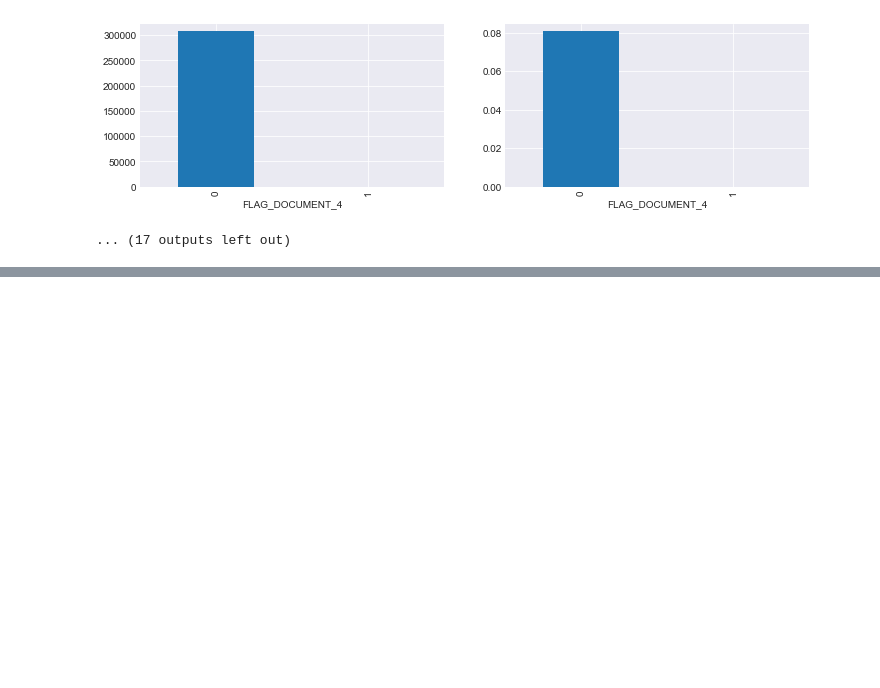
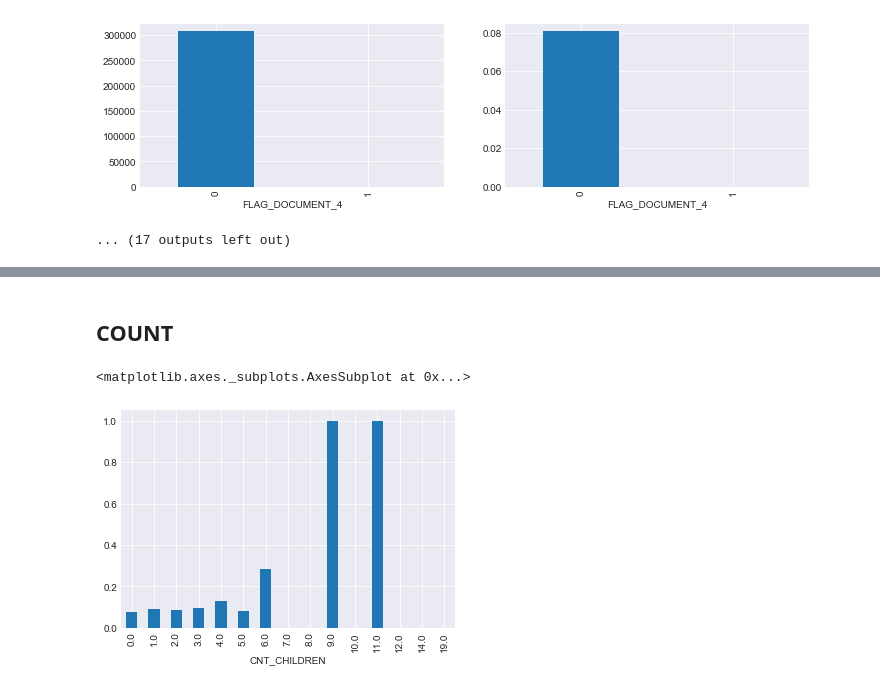
Before and after one commit to amaotone/home-credit-default-risk, a Jupyter notebook: protos/EDA_train_test.ipynb, the cells around one changed output, grey strips where cells are left out. Cells and saved outputs as stored; diff of their text form; code cells hidden in the pictures; blank space fills up the shorter version.

```diff
--- a/protos/EDA_train_test.ipynb
+++ b/protos/EDA_train_test.ipynb
@@ -158,0 +175,7 @@ for f in name_cols:
+# %% [markdown]
+## COUNT
+# %%
+train.groupby('CNT_CHILDREN').TARGET.mean().plot.bar()
+# %% [output]
+<matplotlib.axes._subplots.AxesSubplot at 0x...>
+[figure, added]
```
Also changed, not shown: parts of 23 cells of this notebook, 3 other files.
